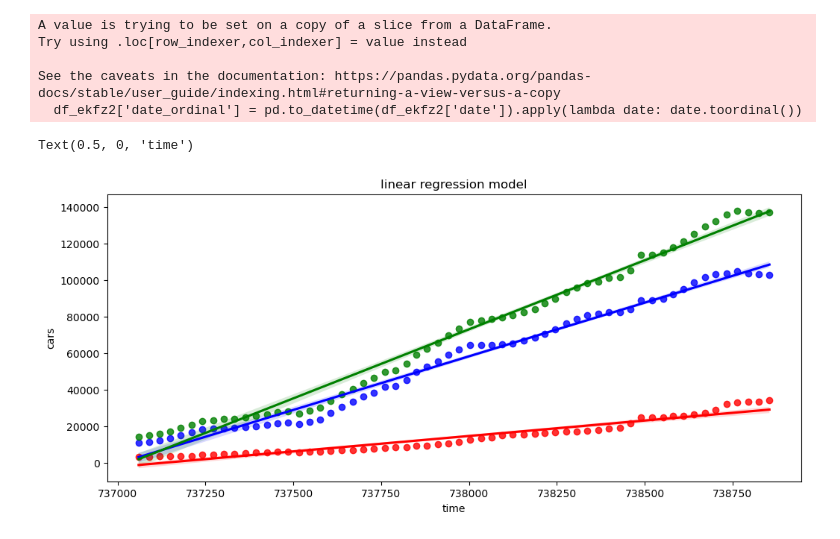
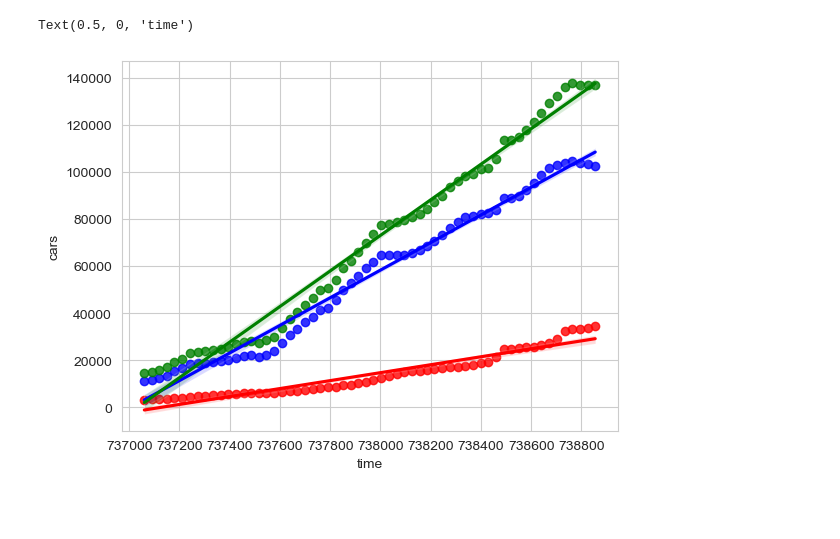
Before and after one commit to Kuroneko369/Muc_electro_vehicles, a Jupyter notebook: notebooks/filtered_data.ipynb, the cells around one changed output. Drawn from its saved outputs; the diff is of its cells as text; code cells hidden in the pictures; blank space fills up the shorter version.

```diff
--- a/notebooks/filtered_data.ipynb
+++ b/notebooks/filtered_data.ipynb
@@ -40,10 +40,13 @@ df_ekfz
 # %%
-fig, ax = plt.subplots(figsize=(12, 5))
+fig, ax = plt.subplots()
+sns.set_style('whitegrid')
+
+
 sns.lineplot(df_ekfz, x='date', y='komb',color='g',label='Accumulated')
 sns.lineplot(df_ekfz, x='date', y='Hybrid',color='b',label='Hybrid')
-sns.lineplot(df_ekfz, x='date', y='Elektro',color='r',label='Electro')
+sns.lineplot(df_ekfz, x='date', y='Elektro',color='r',label='Electric')
 ax.xaxis.set_major_locator(MaxNLocator(integer=True))
 
 ax.set_ylabel('Vehicles')
-fig.suptitle('Electric vehicles in Munich 2016-2023')
+#fig.suptitle('Electric vehicles in Munich 2016-2023')
 # %% [output]
@@ -152,2 +159,5 @@ df_ekfz1.head(50)
 # %%
 #dfl=pd.read_csv('../Data/Ladesaeulenregister_mit_Bezirk.csv')
+# %%
+dfx=pd.read_csv('df_ekfz1.csv')
+dfx
@@ -154,6 +178,6 @@ df_ekfz1.head(50)
 # %%
 #cut data from 2019-01-01 = 737060
 # %%
-df_ekfz2=df_ekfz1[(df_ekfz1['date_ordinal']>=737060)]
+df_ekfz2=dfx[(dfx['date_ordinal']>=737060)]
 df_ekfz2
 # %% [output]
@@ -179,26 +223,22 @@ df_ekfz1=df_ekfz.copy()
 # %%
-df_ekfz2['date_ordinal'] = pd.to_datetime(df_ekfz2['date']).apply(lambda date: date.toordinal())
-y_e=df_ekfz1['Elektro']
-y_h=df_ekfz1['Hybrid']
-y_k=df_ekfz1['komb']
-x=df_ekfz1['date_ordinal']
+#df_ekfz2['date_ordinal'] = pd.to_datetime(df_ekfz2['date']).apply(lambda date: date.toordinal())
+y_e=df_ekfz2['Elektro']
+y_h=df_ekfz2['Hybrid']
+y_k=df_ekfz2['komb']
+x=df_ekfz2['date_ordinal']
 
 
 
-fig, ax = plt.subplots(figsize=(12, 5))
-sns.regplot(df_ekfz2, x='date_ordinal', y='Elektro', color='r').set(title='linear regression model')
+fig, ax = plt.subplots()
+sns.regplot(df_ekfz2, x='date_ordinal', y='Elektro', color='r')
 sns.regplot(df_ekfz2, x='date_ordinal', y='Hybrid', color='b')
 sns.regplot(df_ekfz2, x='date_ordinal', y='komb', color='g')
+ax.xaxis.set_major_locator(MaxNLocator(integer=True))
 plt.ylabel('cars')
 plt.xlabel('time')
 # %% [output]
-A value is trying to be set on a copy of a slice from a DataFrame.
-Try using .loc[row_indexer,col_indexer] = value instead
-
-See the caveats in the documentation: https://pandas.pydata.org/pandas-docs/stable/user_guide/indexing.html#returning-a-view-versus-a-copy
-  df_ekfz2['date_ordinal'] = pd.to_datetime(df_ekfz2['date']).apply(lambda date: date.toordinal())
+Text(0.5, 0, 'time')
-Text(0.5, 0, 'time')
-[figure, old version]
+[figure, new version]
 # %%
 X = df_ekfz1['date_ordinal']
 y_e = df_ekfz1['Elektro']
```
Also changed, not shown: parts of 12 cells of this notebook, 13 other files.
